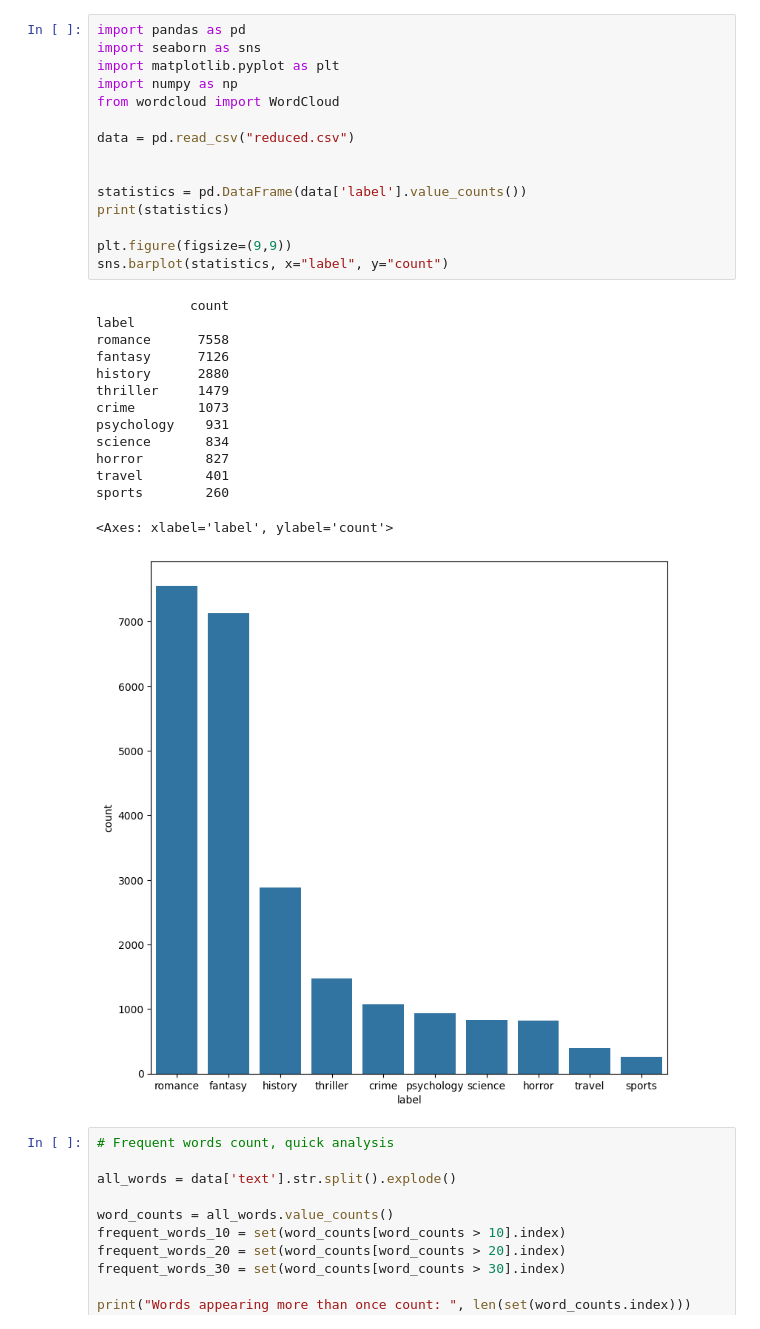
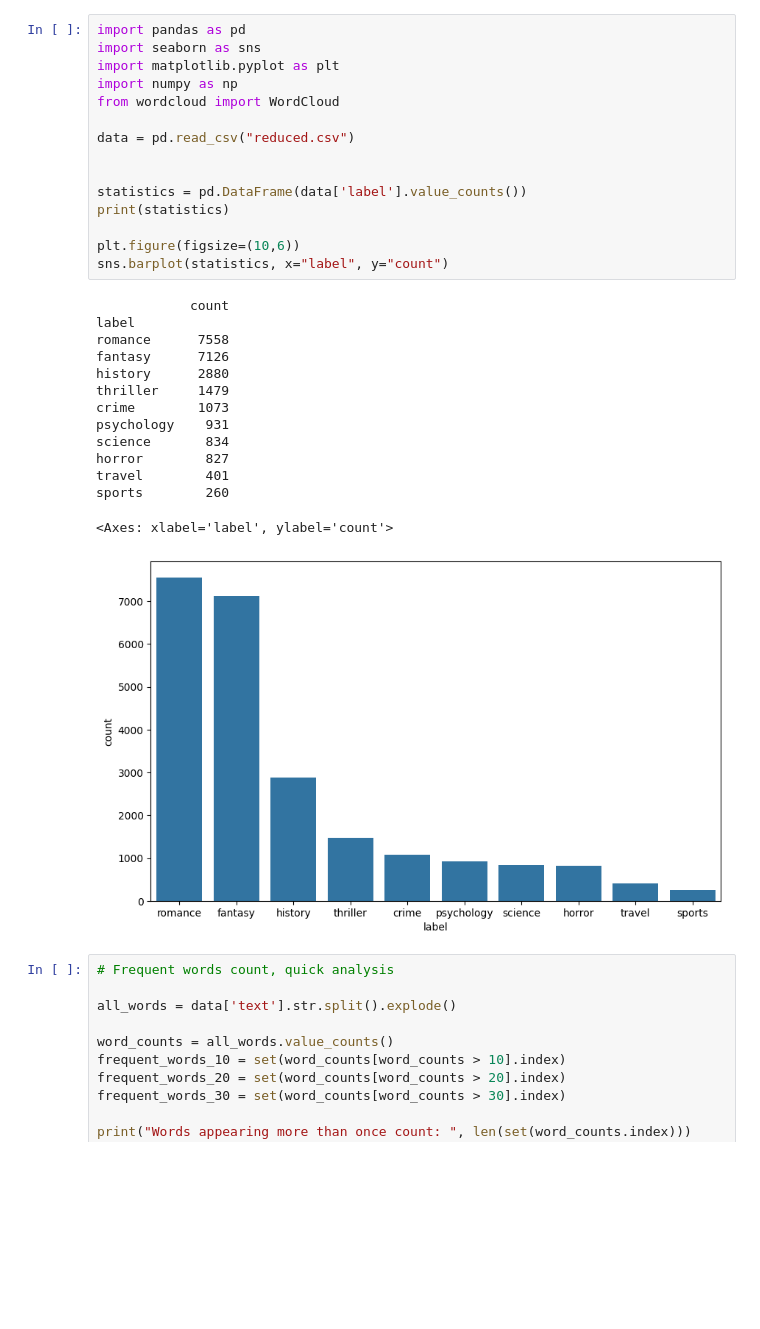
Before and after one commit to Aleksander-Wieczorek/Genre-Classificator, a Jupyter notebook: data_&_analysis/data_analysis.ipynb, the cells around one changed output. Drawn from its saved outputs; the diff is of its cells as text; blank space fills up the shorter version.

```diff
--- a/data_&_analysis/data_analysis.ipynb
+++ b/data_&_analysis/data_analysis.ipynb
@@ -1,33 +1,33 @@
 # %%
 import pandas as pd
 import seaborn as sns
 import matplotlib.pyplot as plt
 import numpy as np
 from wordcloud import WordCloud
 
 data = pd.read_csv("reduced.csv")
 
 
 statistics = pd.DataFrame(data['label'].value_counts())
 print(statistics)
 
-plt.figure(figsize=(9,9))
+plt.figure(figsize=(10,6))
 sns.barplot(statistics, x="label", y="count")
 # %% [output]
             count
 label
 romance      7558
 fantasy      7126
 history      2880
 thriller     1479
 crime        1073
 psychology    931
 science       834
 horror        827
 travel        401
 sports        260
 <Axes: xlabel='label', ylabel='count'>
-[figure, old version]
+[figure, new version]
 # %%
 # Frequent words count, quick analysis
 
```
Also changed, not shown: parts of 3 cells of this notebook.
